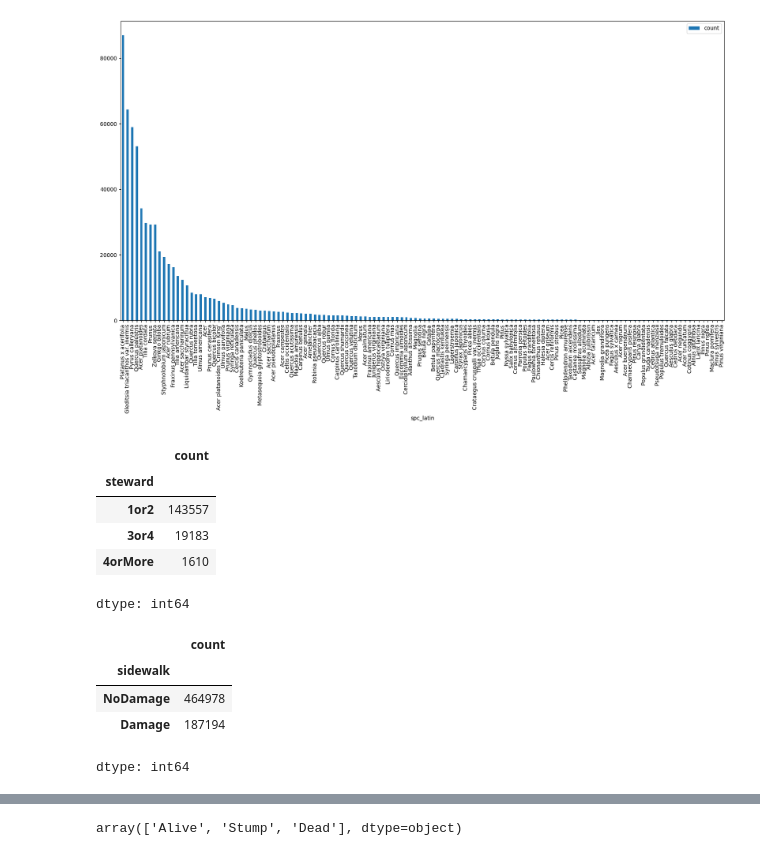
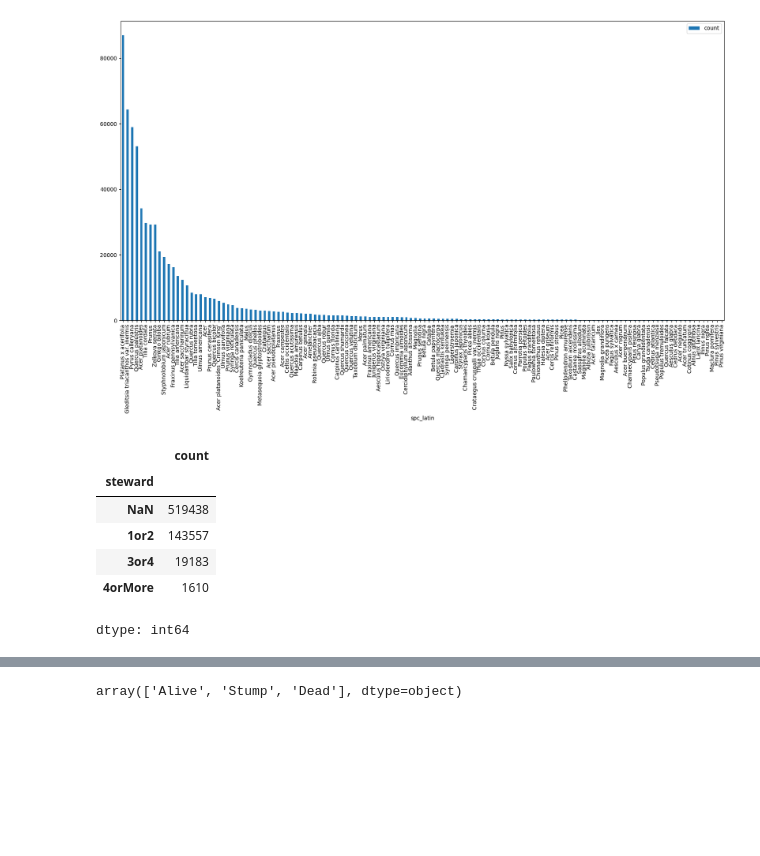
Before and after one commit to ecomunick/python_projects, a Jupyter notebook: pandas/01_data_exploration_nyc_trees.ipynb, the cells around one changed output, grey strips where cells are left out. Saved outputs shown, nothing was run; the diff lists cells and outputs as text; code cells hidden in the pictures; blank space fills up the shorter version.

```diff
--- a/pandas/01_data_exploration_nyc_trees.ipynb
+++ b/pandas/01_data_exploration_nyc_trees.ipynb
@@ -9,7 +9,7 @@ import sys
 #pd.set_option('display.max_columns', None)
 #pd.set_option('display.max_rows', 85)
 # %%
-df = pd.read_csv('/content/2015_Street_Tree_Census_-_Tree_Data_20250408.csv')
+df = pd.read_csv('/content/2015_Street_Tree_Census_-_Tree_Data.csv')
 # %%
 # seeing the data
 df.head()
@@ -234,19 +221,12 @@ pd.DataFrame(df_ohne_location['spc_latin'].value_counts()).plot(kind='bar', figs
 [figure]
 # %%
 # lets see other variables with missing data like 'steward'
-df_ohne_location['steward'].value_counts()
+df_ohne_location['steward'].value_counts(dropna=False) # dropna=False to see all missing values, inclusive
 # %% [output]
 |  | count |
 | steward |  |
+| NaN | 519438 |
 | 1or2 | 143557 |
 | 3or4 | 19183 |
 | 4orMore | 1610 |
 dtype: int64
-# %%
-df_ohne_location['sidewalk'].value_counts()
-# %% [output]
-|  | count |
-| sidewalk |  |
-| NoDamage | 464978 |
-| Damage | 187194 |
-dtype: int64
```
Also changed, not shown: parts of 57 cells of this notebook.
